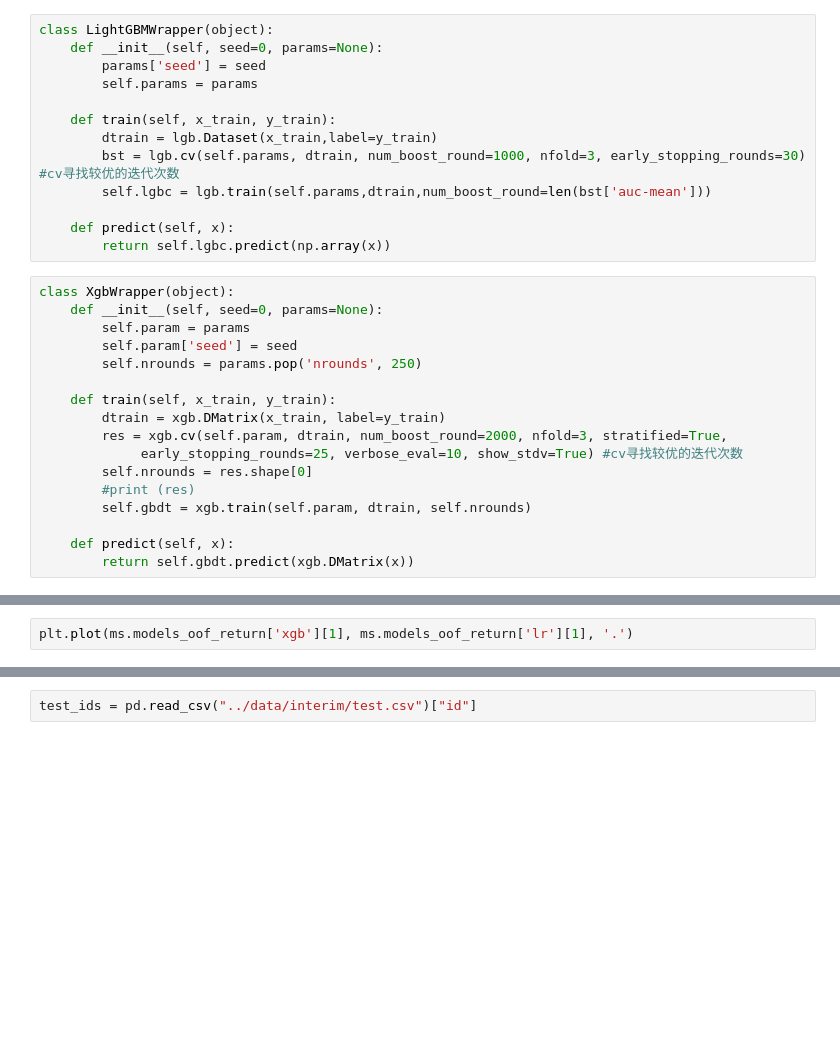
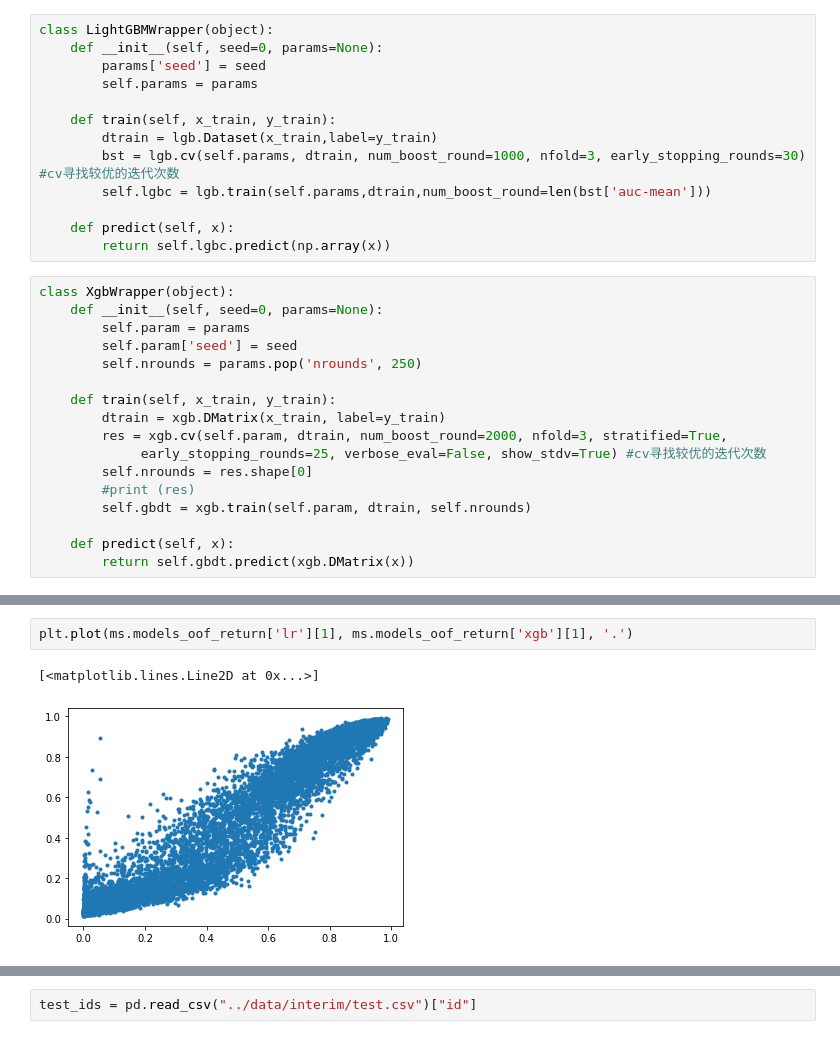
Before and after one commit to tingwei758/Predicting-Life-Satisfaction, a Jupyter notebook: notebooks/Stacking_Model.ipynb, the cells around one changed output, grey strips where cells are left out. Cells and saved outputs as stored; diff of their text form; blank space fills up the shorter version.

```diff
--- a/notebooks/Stacking_Model.ipynb
+++ b/notebooks/Stacking_Model.ipynb
@@ -111,7 +113,7 @@ class XgbWrapper(object):
     def train(self, x_train, y_train):
         dtrain = xgb.DMatrix(x_train, label=y_train)
         res = xgb.cv(self.param, dtrain, num_boost_round=2000, nfold=3, stratified=True,
-             early_stopping_rounds=25, verbose_eval=10, show_stdv=True) #cv寻找较优的迭代次数
+             early_stopping_rounds=25, verbose_eval=False, show_stdv=True) #cv寻找较优的迭代次数
         self.nrounds = res.shape[0]
         #print (res)
         self.gbdt = xgb.train(self.param, dtrain, self.nrounds)
@@ -383,4 +407,7 @@ lr-CV AUC is 0.882
 # %%
-plt.plot(ms.models_oof_return['xgb'][1], ms.models_oof_return['lr'][1], '.')
+plt.plot(ms.models_oof_return['lr'][1], ms.models_oof_return['xgb'][1], '.')
+# %% [output]
+[<matplotlib.lines.Line2D at 0x...>]
+[figure, added]
 # %%
 c
```
Also changed, not shown: parts of 68 cells of this notebook, 1 other file.
